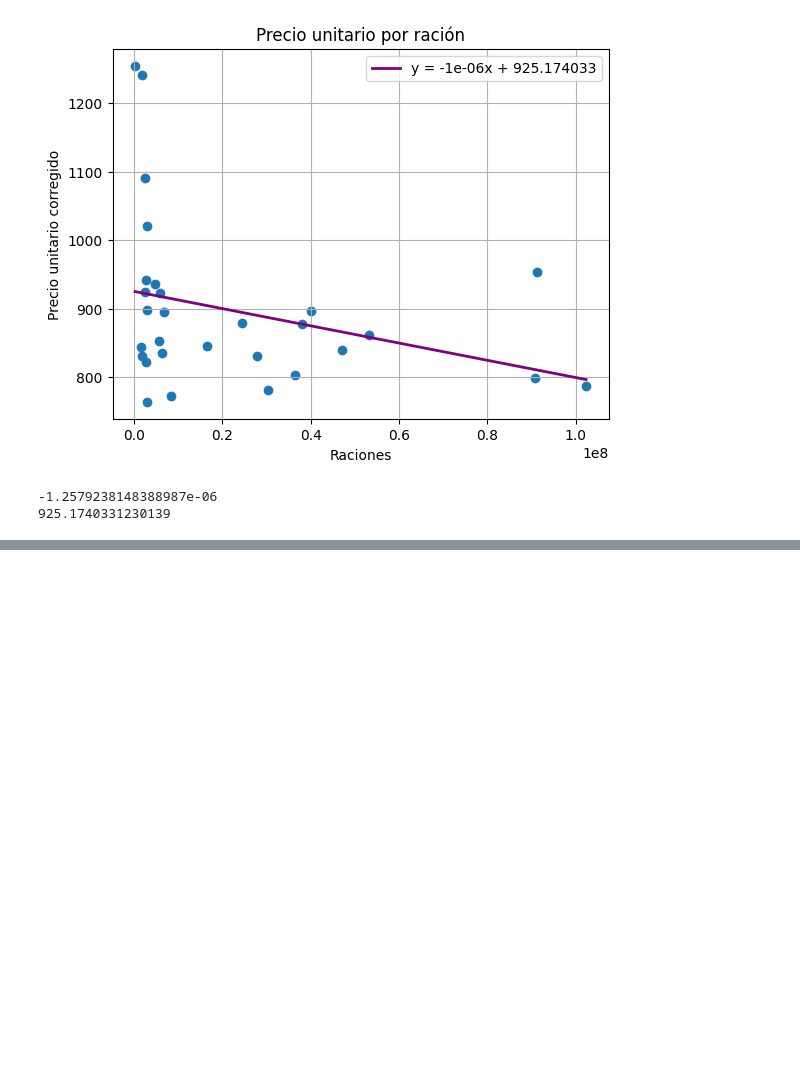
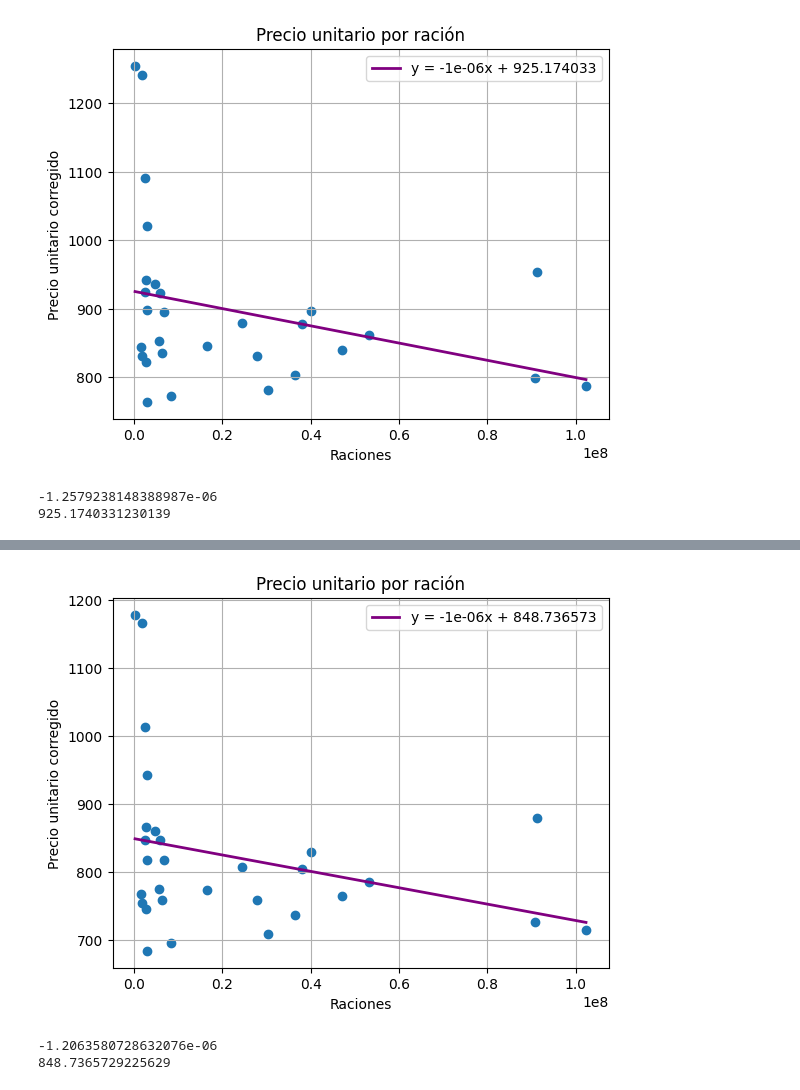
Before and after one commit to rbenatuilv/Junaeb-IMT-Capstone, a Jupyter notebook: costs_analysis_2019.ipynb, the cells around one changed output, grey strips where cells are left out. Cells and saved outputs as stored; diff of their text form; code cells hidden in the pictures; blank space fills up the shorter version.

```diff
--- a/costs_analysis_2019.ipynb
+++ b/costs_analysis_2019.ipynb
@@ -498,0 +521,33 @@ Faltaría sumar los costos totales del colegio y restarle lo de la columna value
+# %%
+num_alumnos = data_sum_x_ut['raciones_sum']/120 # 12 meses * 10 categorías de comida
+num_manipuladoras = num_alumnos//70
+data_sum_x_ut['n_manipuladoras'] = num_manipuladoras
+data_sum_x_ut['pagado_ajustado2'] = (data_sum_x_ut['pagado_sum'] - data_sum_x_ut['value']
+                                     - data_sum_x_ut['n_manipuladoras']*700000)/data_sum_x_ut['raciones_sum']
+# %%
+model = LinearRegression()
+tot = data_sum_x_ut['raciones_sum'].values.reshape(-1, 1)
+PR = data_sum_x_ut['pagado_ajustado2'].values.reshape(-1, 1)
+model.fit(X=tot, y=PR)
+
+m = model.coef_[0][0]
+b = model.intercept_[0]
+
+plt.scatter(data_sum_x_ut['raciones_sum'], data_sum_x_ut['pagado_ajustado2'])
+
+x = np.linspace(min(data_sum_x_ut['raciones_sum']) + 0.001, max(data_sum_x_ut['raciones_sum']), 100)
+y = m * x + b
+plt.plot(x, y, label=f'y = {round(m,6)}x + {round(b,6)}', color='Purple', linewidth=2.0)
+plt.xlabel('Raciones')
+plt.ylabel('Precio unitario corregido')
+plt.grid(True)
+plt.legend()
+plt.title(f'Precio unitario por ración');
+# %% [output]
+[figure, added]
+# %%
+print(m)
+print(b)
+# %% [output]
+-1.2063580728632076e-06
+848.7365729225629
```
Also changed, not shown: parts of 13 cells of this notebook, 3 other files.
